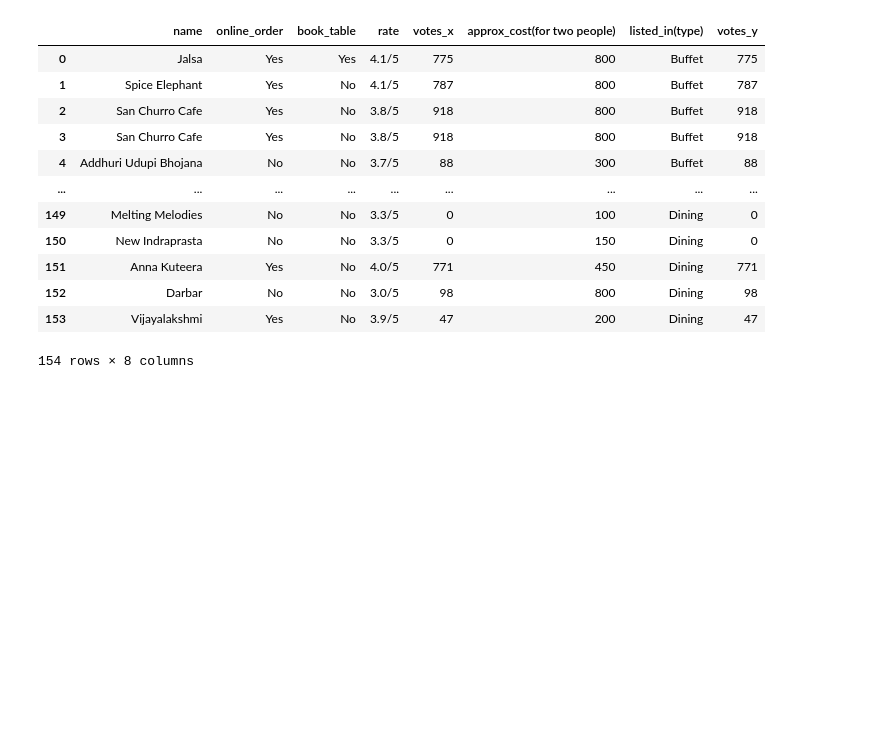
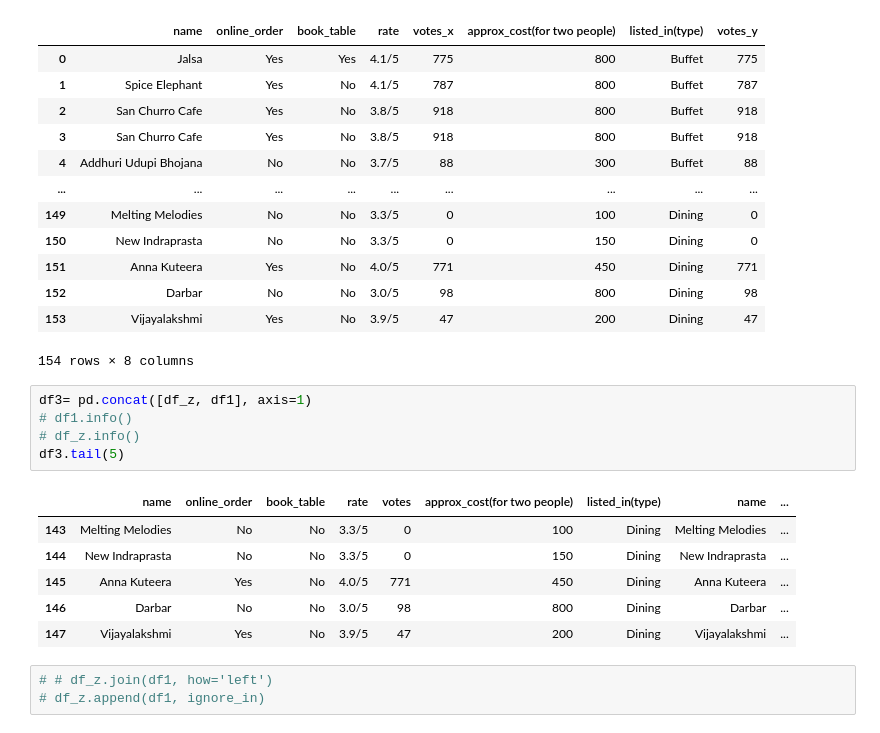
Before and after one commit to chaudhary-dotcom/Python-Beginning-, a Jupyter notebook: pandasDay5.ipynb, the cells around one changed output. Drawn from its saved outputs; the diff is of its cells as text; blank space fills up the shorter version.

```diff
--- a/pandasDay5.ipynb
+++ b/pandasDay5.ipynb
@@ -281,3 +281,18 @@ pd.merge(df_z, df1, on='name', how = 'inner')
 | 152 | Darbar | No | No | 3.0/5 | 98 | 800 | Dining | 98 |
 | 153 | Vijayalakshmi | Yes | No | 3.9/5 | 47 | 200 | Dining | 47 |
 154 rows × 8 columns
+# %%
+df3= pd.concat([df_z, df1], axis=1)
+# df1.info()
+# df_z.info()
+df3.tail(5)
+# %% [output]
+|  | name | online_order | book_table | rate | votes | approx_cost(for two people) | listed_in(type) | name | ... |
+| 143 | Melting Melodies | No | No | 3.3/5 | 0 | 100 | Dining | Melting Melodies | ... |
+| 144 | New Indraprasta | No | No | 3.3/5 | 0 | 150 | Dining | New Indraprasta | ... |
+| 145 | Anna Kuteera | Yes | No | 4.0/5 | 771 | 450 | Dining | Anna Kuteera | ... |
+| 146 | Darbar | No | No | 3.0/5 | 98 | 800 | Dining | Darbar | ... |
+| 147 | Vijayalakshmi | Yes | No | 3.9/5 | 47 | 200 | Dining | Vijayalakshmi | ... |
+# %%
+# # df_z.join(df1, how='left')
+# df_z.append(df1, ignore_in)
```
Also changed, not shown: parts of 3 cells of this notebook.
